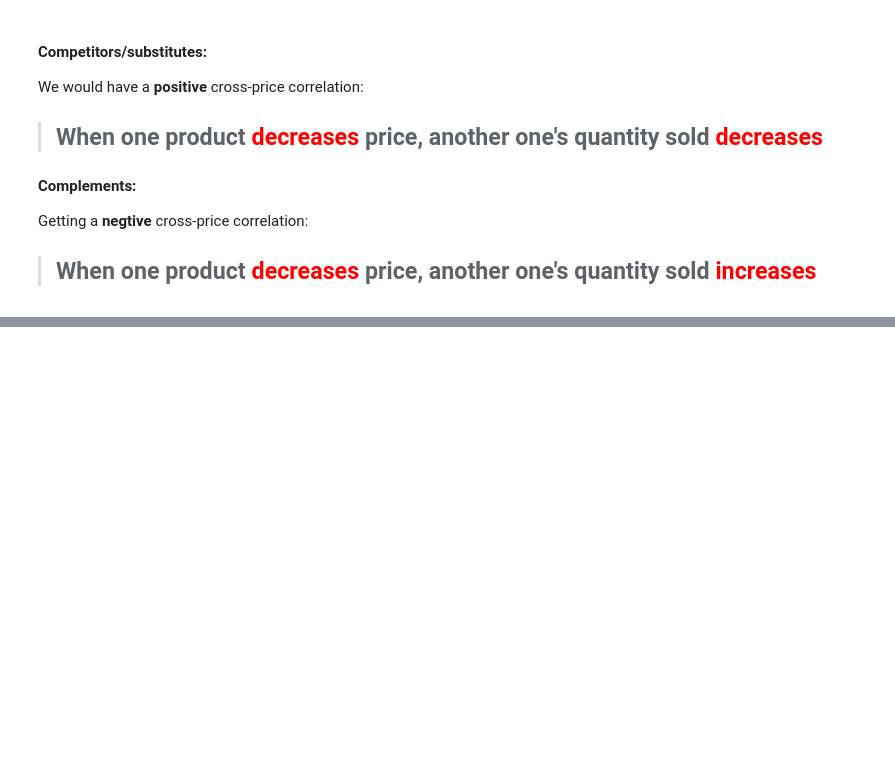
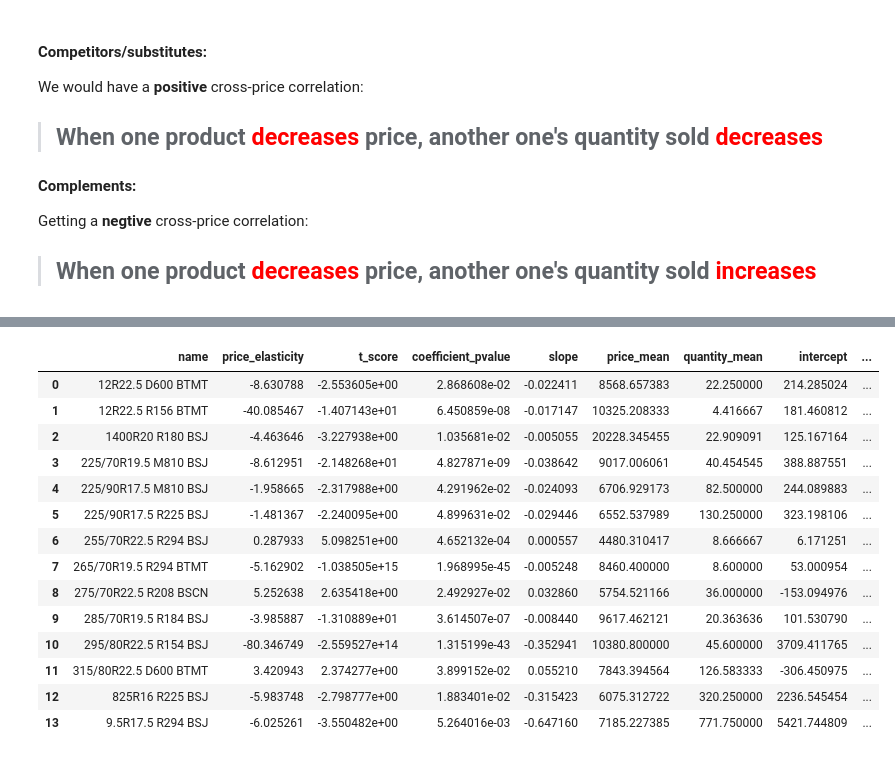
Before and after one commit to jimmyhsu1010/bridgestone_work_related, a Jupyter notebook: sales_related/Marketing相關/PED_analysis.ipynb, the cells around one changed output, grey strips where cells are left out. Saved outputs shown, nothing was run; the diff lists cells and outputs as text; code cells hidden in the pictures; blank space fills up the shorter version.

```diff
--- a/sales_related/Marketing相關/PED_analysis.ipynb
+++ b/sales_related/Marketing相關/PED_analysis.ipynb
@@ -71,0 +221,11 @@ result.pvalues
+# %%
+new_data = data.groupby(["Date", "name"]).agg({"條數": "sum", "NET金額":"sum"}).reset_index()
+new_data["avg unit price"] = new_data["NET金額"] / new_data["條數"]
+new_data = new_data[["Date", "name", "條數", "avg unit price"]]
+# %%
+new_data = new_data[new_data["條數"] != 0]
+# %%
+x_pivot = new_data.pivot(index="Date", columns="name", values="avg unit price")
+x_values = pd.DataFrame(x_pivot.to_records())
+x_values.fillna(method="ffill", inplace=True)
+x_values
@@ -71,0 +246,5 @@ result.pvalues
+# %%
+y_pivot = new_data.pivot(index="Date", columns="name", values="條數")
+y_values = pd.DataFrame(y_pivot.to_records())
+y_values.fillna(method="ffill", inplace=True)
+y_values
@@ -71,0 +265,67 @@ result.pvalues
+# %%
+points = []
+results_values = {
+    "name": [],
+    "price_elasticity": [],
+    "price_mean": [],
+    "quantity_mean": [],
+    "intercept": [],
+    "t_score":[],
+    "slope": [],
+    "coefficient_pvalue" : [],
+    "rsquared": []
+}
+
+
+for column in x_values.columns[1:]:
+    column_points = []
+    for i in range(len(x_values[column])):
+        if not np.isnan(x_values[column][i]) and not np.isnan(y_values[column][i]):
+            column_points.append((x_values[column][i], y_values[column][i]))
+    df = pd.DataFrame(list(column_points), columns=["x_values", "y_values"])
+    # print(df)
+    x_value = df["x_values"]
+    y_value = df["y_values"]
+    X = sm.add_constant(x_value)
+    model = sm.OLS(y_value, X)
+    result = model.fit()
+
+    if result.f_pvalue < 0.05:
+        rsquared = result.rsquared
+        coefficient_pvalue = result.f_pvalue
+        intercept, slope = result.params
+        mean_price = np.mean(x_value)
+        mean_quantity = np.mean(y_value)
+        tintercept, t_score = result.tvalues
+
+        price_elasticity = (slope) * (mean_price/mean_quantity)
+
+        results_values["name"].append(column)
+        results_values["price_elasticity"].append(price_elasticity)
+        results_values["price_mean"].append(mean_price)
+        results_values["quantity_mean"].append(mean_quantity)
+        results_values["intercept"].append(intercept)
+        results_values['t_score'].append(t_score)
+        results_values["slope"].append(slope)
+        results_values["coefficient_pvalue"].append(coefficient_pvalue)
+        results_values["rsquared"].append(rsquared)
+
+final_df = pd.DataFrame.from_dict(results_values)
+df_elasticity = final_df[['name','price_elasticity','t_score','coefficient_pvalue','slope','price_mean','quantity_mean','intercept','rsquared']]
+df_elasticity
+# %% [output]
+|  | name | price_elasticity | t_score | coefficient_pvalue | slope | price_mean | quantity_mean | intercept | ... |
+| 0 | 12R22.5 D600 BTMT | -8.630788 | -2.553605e+00 | 2.868608e-02 | -0.022411 | 8568.657383 | 22.250000 | 214.285024 | ... |
+| 1 | 12R22.5 R156 BTMT | -40.085467 | -1.407143e+01 | 6.450859e-08 | -0.017147 | 10325.208333 | 4.416667 | 181.460812 | ... |
+| 2 | 1400R20 R180 BSJ | -4.463646 | -3.227938e+00 | 1.035681e-02 | -0.005055 | 20228.345455 | 22.909091 | 125.167164 | ... |
+| 3 | 225/70R19.5 M810 BSJ | -8.612951 | -2.148268e+01 | 4.827871e-09 | -0.038642 | 9017.006061 | 40.454545 | 388.887551 | ... |
+| 4 | 225/90R17.5 M810 BSJ | -1.958665 | -2.317988e+00 | 4.291962e-02 | -0.024093 | 6706.929173 | 82.500000 | 244.089883 | ... |
+| 5 | 225/90R17.5 R225 BSJ | -1.481367 | -2.240095e+00 | 4.899631e-02 | -0.029446 | 6552.537989 | 130.250000 | 323.198106 | ... |
+| 6 | 255/70R22.5 R294 BSJ | 0.287933 | 5.098251e+00 | 4.652132e-04 | 0.000557 | 4480.310417 | 8.666667 | 6.171251 | ... |
+| 7 | 265/70R19.5 R294 BTMT | -5.162902 | -1.038505e+15 | 1.968995e-45 | -0.005248 | 8460.400000 | 8.600000 | 53.000954 | ... |
+| 8 | 275/70R22.5 R208 BSCN | 5.252638 | 2.635418e+00 | 2.492927e-02 | 0.032860 | 5754.521166 | 36.000000 | -153.094976 | ... |
+| 9 | 285/70R19.5 R184 BSJ | -3.985887 | -1.310889e+01 | 3.614507e-07 | -0.008440 | 9617.462121 | 20.363636 | 101.530790 | ... |
+| 10 | 295/80R22.5 R154 BSJ | -80.346749 | -2.559527e+14 | 1.315199e-43 | -0.352941 | 10380.800000 | 45.600000 | 3709.411765 | ... |
+| 11 | 315/80R22.5 D600 BTMT | 3.420943 | 2.374277e+00 | 3.899152e-02 | 0.055210 | 7843.394564 | 126.583333 | -306.450975 | ... |
+| 12 | 825R16 R225 BSJ | -5.983748 | -2.798777e+00 | 1.883401e-02 | -0.315423 | 6075.312722 | 320.250000 | 2236.545454 | ... |
+| 13 | 9.5R17.5 R294 BSJ | -6.025261 | -3.550482e+00 | 5.264016e-03 | -0.647160 | 7185.227385 | 771.750000 | 5421.744809 | ... |
```
Also changed, not shown: parts of 35 cells of this notebook, 2 other files.
